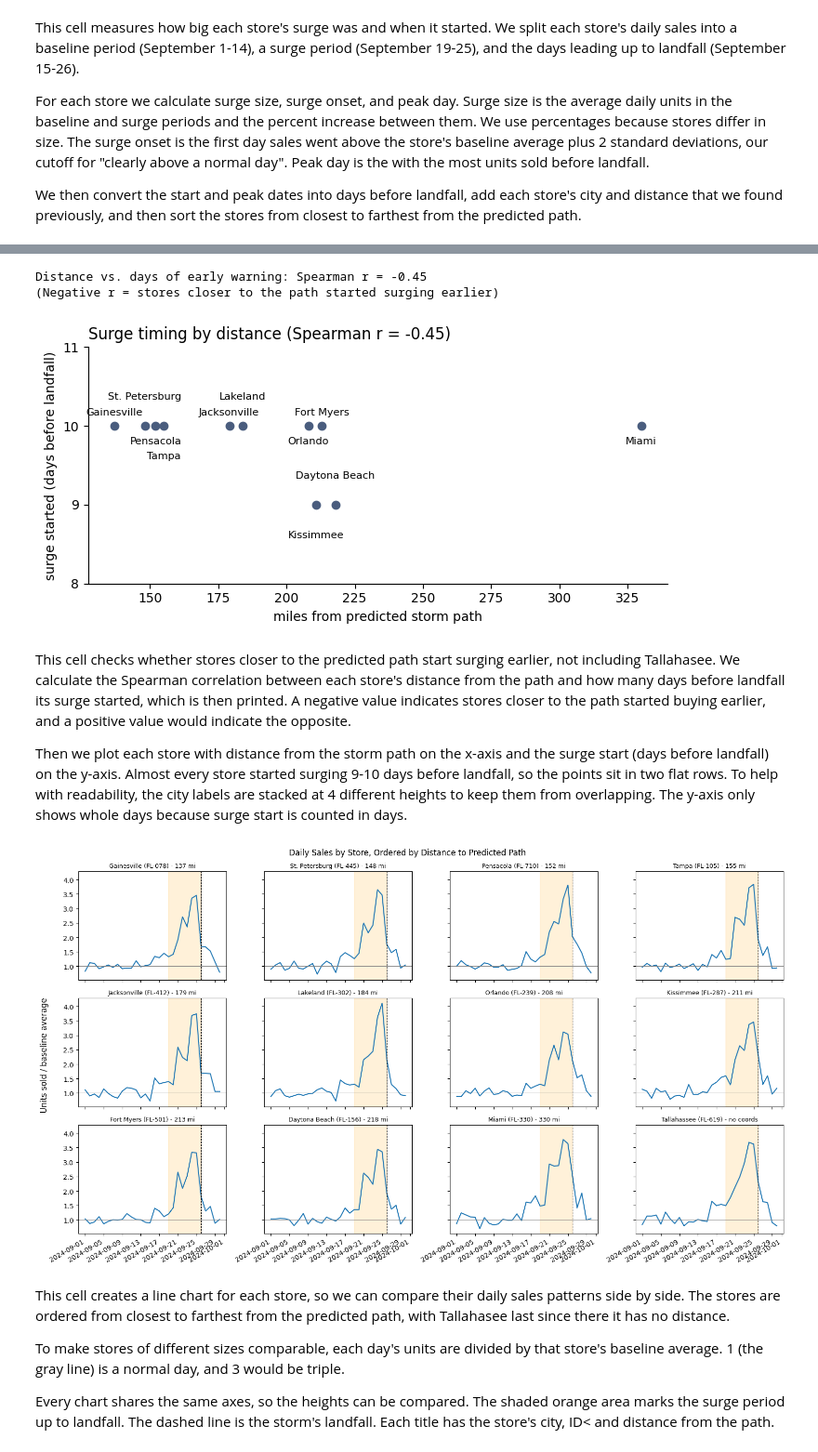
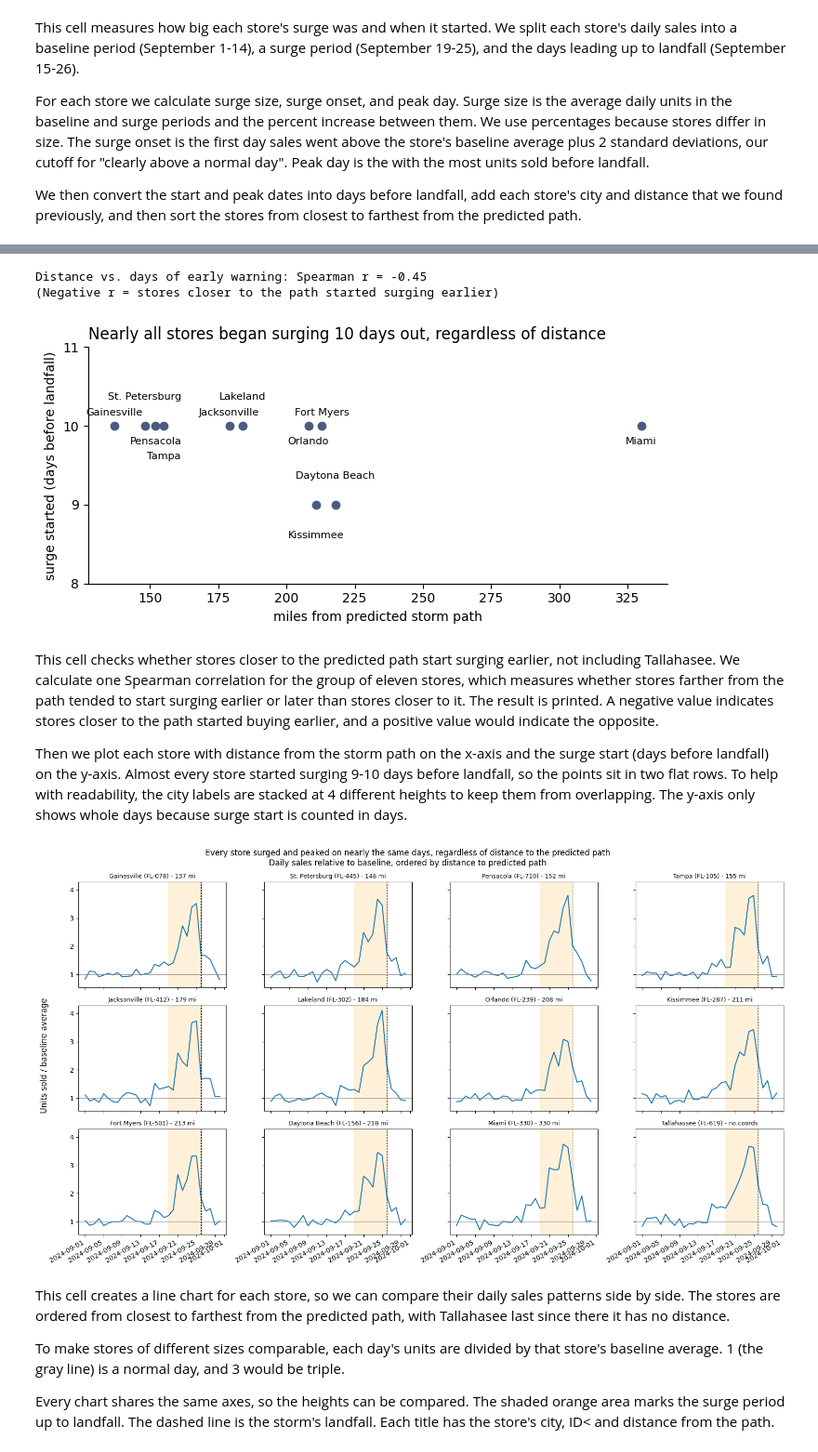
Before and after one commit to clairinelou/walmart-hurricane-project, a Jupyter notebook: notebooks/DS_2002_Project_Working_Doc.ipynb, the cells around one changed output, grey strips where cells are left out. Shown at 93% size. Cells and saved outputs as stored; diff of their text form; code cells hidden in the pictures.

```diff
--- a/notebooks/DS_2002_Project_Working_Doc.ipynb
+++ b/notebooks/DS_2002_Project_Working_Doc.ipynb
@@ -749,5 +772,2 @@ I cleaned the transaction data by removing 30 duplicate rows, standardizing text
 # %% [markdown]
 ### Distribution Data Cleaning
-# %%
-distributions = pd.read_csv(f"{BASE_URL}/distribution_centers.csv")
-distributions.head()
@@ -958,9 +1006,3 @@ display(distributions_decision_log)
 I cleaned the distribution center data by removing extra spaces and standardizing ID and state capitalization. I converted surge capacity to numeric values and added a flag to preserve that Miami’s capacity was approximate. I left Birmingham’s shipment cost missing because its actual cost was unknown. No duplicate rows were found.
 # %% [markdown]
 ### Locations Data Cleaning
-# %%
-locations = pd.read_csv(
-    f"{BASE_URL}/store_locations.csv",
-    dtype={"zip_code": "string"}
-)
-locations.head()
@@ -3031,6 +2836,9 @@ plotted = by_store.dropna(subset=["miles_from_path"])
 r = plotted["miles_from_path"].corr(plotted["surge_multiple"], method="spearman")
 print(f"Distance vs. surge multiple: Spearman r = {r:.2f}")
 print("(Negative r = stores closer to the path surged more)")
+r_land = store_surge.dropna(subset=["miles_to_landfall"])["miles_to_landfall"].corr(
+    store_surge.dropna(subset=["miles_to_landfall"])["percent_increase"], method="spearman")
+print(f"Distance to actual landfall vs. surge: Spearman r = {r_land:.2f}")
 
 display(plotted[["store_id", "city", "miles_from_path", "surge_multiple", "transactions"]]
         .sort_values("miles_from_path").round(2))
@@ -3040,12 +2848,22 @@ sizes = plotted["transactions"] / plotted["transactions"].max() * 300
 ax.scatter(plotted["miles_from_path"], plotted["surge_multiple"],
            s=sizes, alpha=0.7, color="#4a5d7e")
 
-offsets = [(8, 6), (8, -12), (-42, 6), (-42, -12)] # rotating label positions for readability
-for i, row in enumerate(plotted.sort_values("miles_from_path").itertuples()):
-    ax.annotate(row.store_id, (row.miles_from_path, row.surge_multiple),
-                textcoords="offset points", xytext=offsets[i % 4], fontsize=9)
+key_idx = {
+    plotted["miles_from_path"].idxmin(),   # closest to path (Gainesville)
+    plotted["miles_from_path"].idxmax(),   # farthest from path (Miami)
+    plotted["surge_multiple"].idxmax(),    # strongest surge (Miami)
+    plotted["surge_multiple"].idxmin(),    # weakest surge (Orlando)
+}
+mid_x = plotted["miles_from_path"].median()
+for idx in key_idx:
+    row = plotted.loc[idx]
+    pad = sizes.loc[idx] ** 0.5 / 2 + 4
+    dx = pad if row["miles_from_path"] <= mid_x else -pad
+    ax.annotate(row["city"], (row["miles_from_path"], row["surge_multiple"]),
+                textcoords="offset points", xytext=(dx, 0),
+                ha="left" if dx > 0 else "right", va="center", fontsize=9)
 
-if r <= -0.5: # title formation
+if r <= -0.5:
     title = "Surge falls off with distance from the storm path"
 elif r >= 0.5:
     title = "Surge grows with distance from the storm path"
@@ -3060,8 +2878,8 @@ plt.tight_layout()
 plt.show()
 
 smallest = plotted.loc[plotted["transactions"].idxmin()]
-print(f"Smallest bubble: {smallest['store_id']} ({smallest['city']}) has "
-      f"{smallest['transactions']:,} transactions, so its "
-      f"{smallest['surge_multiple']:.1f}x is the least certain point.")
+print(f"Smallest bubble: {smallest['store_id']} ({smallest['city']}) "
+      f"had the fewest recorded transactions ({smallest['transactions']:,}) "
+      f"and a surge of {smallest['surge_multiple']:.1f}x its baseline.")
 print("Not plotted: FL-619 (Tallahassee), no coordinates.")
 # %% [output]
@@ -3107,7 +2928,7 @@ for i, row in enumerate(has_dist.sort_values("miles_to_path").itertuples()):
                 textcoords="offset points", xytext=(0, heights[i % 4]),
                 ha="center", fontsize=8)
 
-ax.set_title(f"Surge timing by distance (Spearman r = {r_onset:.2f})",
+ax.set_title(f"Nearly all stores began surging 10 days out, regardless of distance",
              loc="left", fontsize=12)
 ax.set_xlabel("miles from predicted storm path")
 ax.set_ylabel("surge started (days before landfall)")
@@ -3122,35 +2943,37 @@ plt.show()
 # %% [output]
 Distance vs. days of early warning: Spearman r = -0.45
 (Negative r = stores closer to the path started surging earlier)
-[figure, old version]
+[figure, new version]
 # %% [markdown]
-This cell checks whether stores closer to the predicted path start surging earlier, not including Tallahasee. We calculate the Spearman correlation between each store's distance from the path and how many days before landfall its surge started, which is then printed. A negative value indicates stores closer to the path started buying earlier, and a positive value would indicate the opposite.
+This cell checks whether stores closer to the predicted path start surging earlier, not including Tallahasee. We calculate one Spearman correlation for the group of eleven stores, which measures whether stores farther from the path tended to start surging earlier or later than stores closer to it. The result is printed. A negative value indicates stores closer to the path started buying earlier, and a positive value would indicate the opposite.
 
 Then we plot each store with distance from the storm path on the x-axis and the surge start (days before landfall) on the y-axis. Almost every store started surging 9-10 days before landfall, so the points sit in two flat rows. To help with readability, the city labels are stacked at 4 different heights to keep them from overlapping. The y-axis only shows whole days because surge start is counted in days.
 # %%
 order = store_surge["store_id"].tolist()
 index_daily = store_daily[order] / base_mean[order]
 
 n = len(order)
 fig, axes = plt.subplots((n + 3) // 4, 4, figsize=(16, 3 * ((n + 3) // 4)),
                          sharex=True, sharey=True)
 for ax, s in zip(axes.flat, order):
     row = store_surge.set_index("store_id").loc[s]
     dist = "no coords" if pd.isna(row["miles_to_path"]) else f"{row['miles_to_path']:.0f} mi"
     ax.plot(index_daily.index, index_daily[s])
     ax.axvspan(surge_start, landfall, color="orange", alpha=0.15)
     ax.axvline(landfall, color="black", linestyle="--", linewidth=0.8)
     ax.axhline(1, color="gray", linewidth=0.6)
     ax.set_title(f"{row['city']} ({s}) - {dist}", fontsize=9)
 for ax in list(axes.flat)[n:]:
     ax.set_visible(False)
 fig.supylabel("Units sold / baseline average")
-fig.suptitle("Daily Sales by Store, Ordered by Distance to Predicted Path")
+fig.suptitle("Every store surged and peaked on nearly the same days, regardless of distance to the predicted path\n"
+             "Daily sales relative to baseline, ordered by distance to predicted path",
+             fontsize=12)
 fig.autofmt_xdate()
 plt.tight_layout()
 plt.show()
 # %% [output]
-[figure, old version]
+[figure, new version]
 # %% [markdown]
 This cell creates a line chart for each store, so we can compare their daily sales patterns side by side. The stores are ordered from closest to farthest from the predicted path, with Tallahasee last since there it has no distance.
 
```
Also changed, not shown: parts of 163 cells of this notebook.
